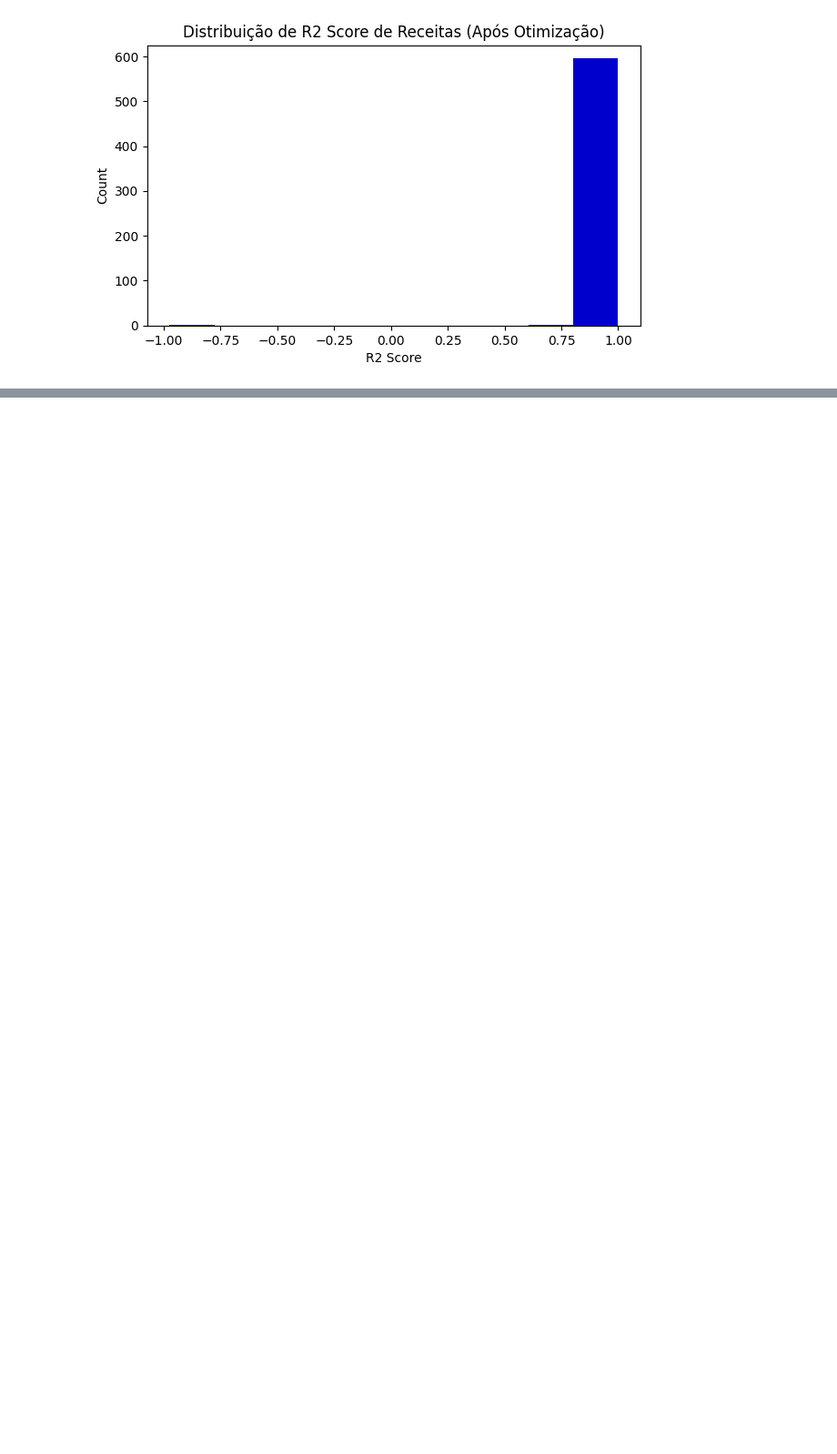
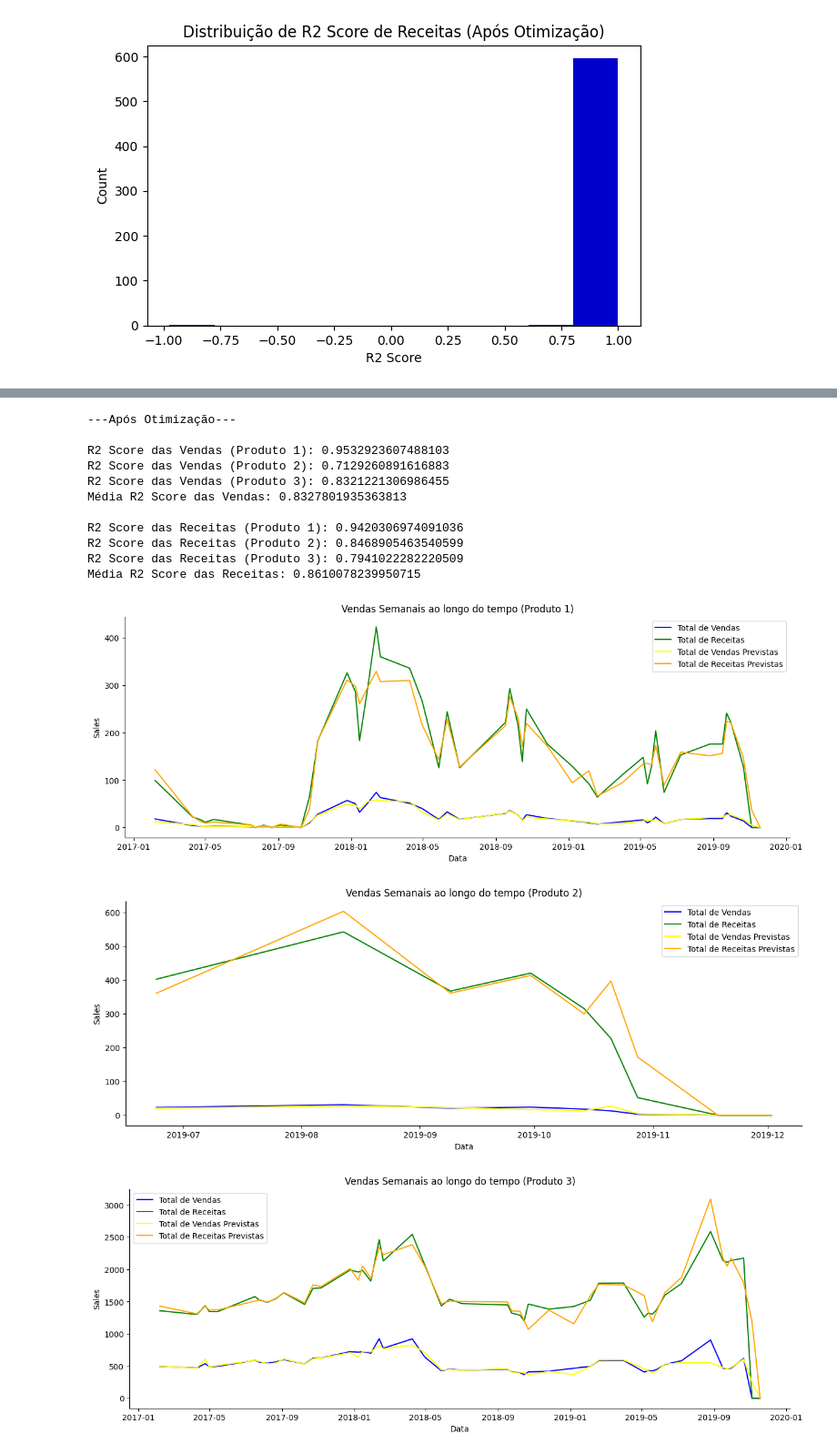
Before and after one commit to reiid00/MEIA-PROJ2, a Jupyter notebook: ml/pre_processing_dataset_v2.0.ipynb, the cells around one changed output, grey strips where cells are left out. Shown at 91% size. Drawn from its saved outputs; the diff is of its cells as text; code cells hidden in the pictures; blank space fills up the shorter version.

```diff
--- a/ml/pre_processing_dataset_v2.0.ipynb
+++ b/ml/pre_processing_dataset_v2.0.ipynb
@@ -557,0 +648,25 @@ def predict(dataframe, model, salesColsToDrop, revenueColsToDrop, periodicity=0)
+# %%
+def predict_model_opt(model):
+    salesColsToDrop_optimized = ['revenue', 'date', 'product_id','sales','stock','price','prev_revenue', 'diff_revenue']
+    revenueColsToDrop_optimized = ['revenue', 'date', 'product_id','sales','stock','price','prev_sales', 'diff_sales']
+
+    # Verificamos a diferença do desempenho dos modelos de previsão após aplicação de técnicas de otimização
+    product_df_Test1_prep = prepareBeforePredictOptimized(product_df_Test1)
+    product_df_Test2_prep = prepareBeforePredictOptimized(product_df_Test2)
+    product_df_Test3_prep = prepareBeforePredictOptimized(product_df_Test3)
+    _, _, _, _, r2_sales1, r2_revenue1, dataframe_with_forecast1_opt,_,_ = predict(product_df_Test1_prep, model, salesColsToDrop_optimized, revenueColsToDrop_optimized)
+    _, _, _, _, r2_sales2, r2_revenue2, dataframe_with_forecast2_opt,_,_ = predict(product_df_Test2_prep, model, salesColsToDrop_optimized, revenueColsToDrop_optimized)
+    _, _, _, _, r2_sales3, r2_revenue3, dataframe_with_forecast3_opt,_,_ = predict(product_df_Test3_prep, model, salesColsToDrop_optimized, revenueColsToDrop_optimized)
+
+    print(f"---Após Otimização---")
+    print(f"\nR2 Score das Vendas (Produto 1): {r2_sales1}")
+    print(f"R2 Score das Vendas (Produto 2): {r2_sales2}")
+    print(f"R2 Score das Vendas (Produto 3): {r2_sales3}")
+    print(f"Média R2 Score das Vendas: {(r2_sales1 + r2_sales2 + r2_sales3)/3}")
+    print(f"\nR2 Score das Receitas (Produto 1): {r2_revenue1}")
+    print(f"R2 Score das Receitas (Produto 2): {r2_revenue2}")
+    print(f"R2 Score das Receitas (Produto 3): {r2_revenue3}")
+    print(f"Média R2 Score das Receitas: {(r2_revenue1 + r2_revenue2 + r2_revenue3)/3}")
+    time_plot(dataframe_with_forecast1_opt.dropna(), 'sales', 'revenue', 'Vendas Semanais ao longo do tempo (Produto 1)', False, True)
+    time_plot(dataframe_with_forecast2_opt.dropna(), 'sales', 'revenue', 'Vendas Semanais ao longo do tempo (Produto 2)', False, True)
+    time_plot(dataframe_with_forecast3_opt.dropna(), 'sales', 'revenue', 'Vendas Semanais ao longo do tempo (Produto 3)', False, True)
@@ -832,0 +870,17 @@ r2_distribution_revenue(modelResults_optimized[modelResults_optimized['r2_revenu
+# %%
+predict_model_opt(model)
+# %% [output]
+---Após Otimização---
+
+R2 Score das Vendas (Produto 1): 0.9532923607488103
+R2 Score das Vendas (Produto 2): 0.7129260891616883
+R2 Score das Vendas (Produto 3): 0.8321221306986455
+Média R2 Score das Vendas: 0.8327801935363813
+
+R2 Score das Receitas (Produto 1): 0.9420306974091036
+R2 Score das Receitas (Produto 2): 0.8468905463540599
+R2 Score das Receitas (Produto 3): 0.7941022282220509
+Média R2 Score das Receitas: 0.8610078239950715
+[figure, added]
+[figure, added]
+[figure, added]
```
Also changed, not shown: parts of 37 cells of this notebook, 3 other files.
